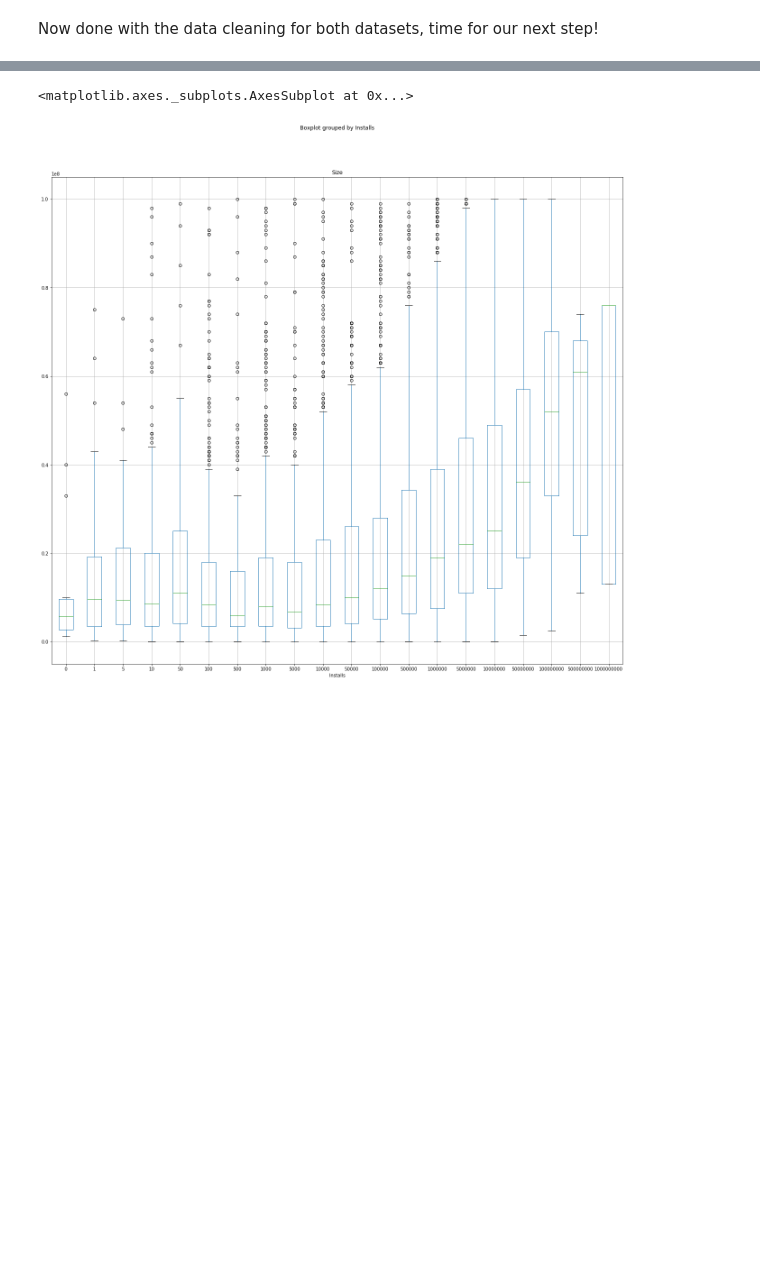
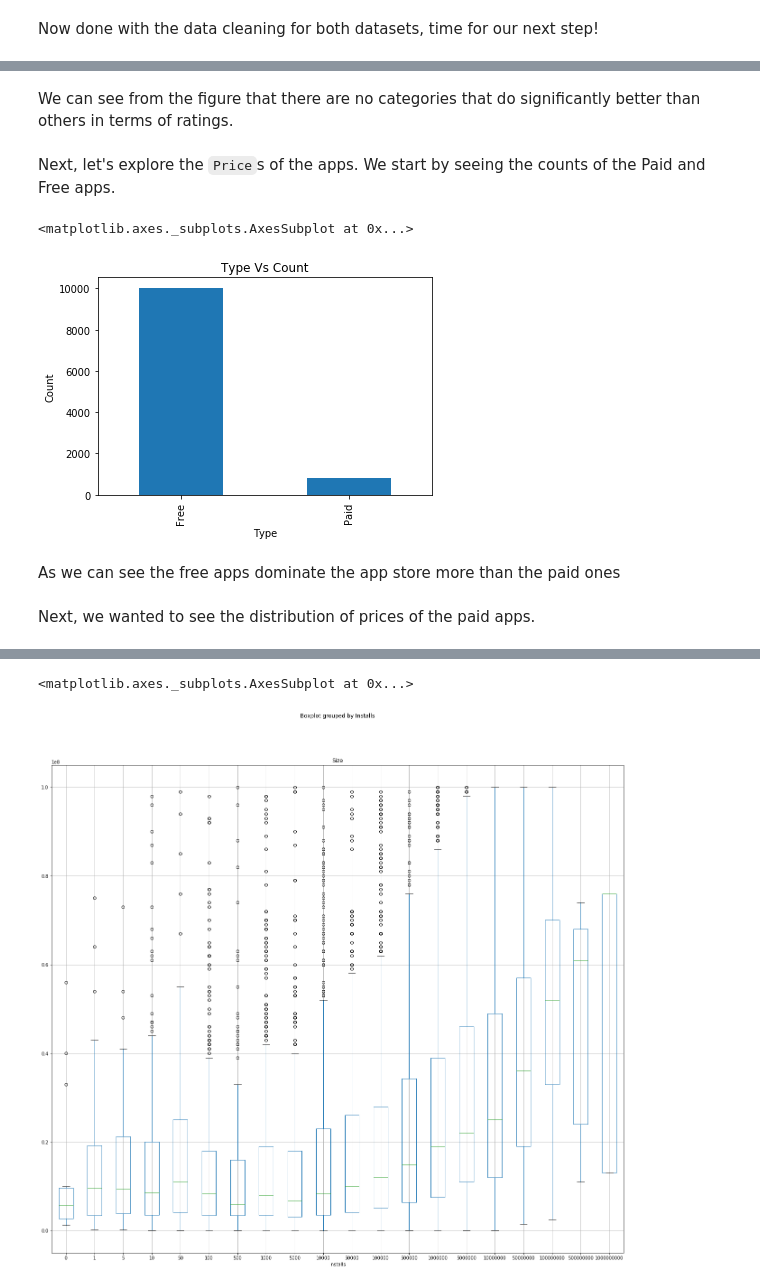
Before and after one commit to RandHood/DataSighence, a Jupyter notebook: Cleaning-2.ipynb, the cells around one changed output, grey strips where cells are left out. Drawn from its saved outputs; the diff is of its cells as text; code cells hidden in the pictures; blank space fills up the shorter version.

```diff
--- a/Cleaning-2.ipynb
+++ b/Cleaning-2.ipynb
@@ -310,0 +350,16 @@ store_data_copy['Size'] = store_data_copy['Size'].astype('float')
+# %% [markdown]
+We can see from the figure that there are no categories that do significantly better than others in terms of ratings.
+# %% [markdown]
+Next, let's explore the `Price`s of the apps. We start by seeing the counts of the Paid and Free apps.
+# %%
+plt.title("Type Vs Count")
+plt.xlabel("Type")
+plt.ylabel("Count")
+store_data_copy['Type'].value_counts().plot(kind='bar')
+# %% [output]
+<matplotlib.axes._subplots.AxesSubplot at 0x...>
+[figure, added]
+# %% [markdown]
+As we can see the free apps dominate the app store more than the paid ones
+# %% [markdown]
+Next, we wanted to see the distribution of prices of the paid apps.
```
Also changed, not shown: parts of 44 cells of this notebook.
